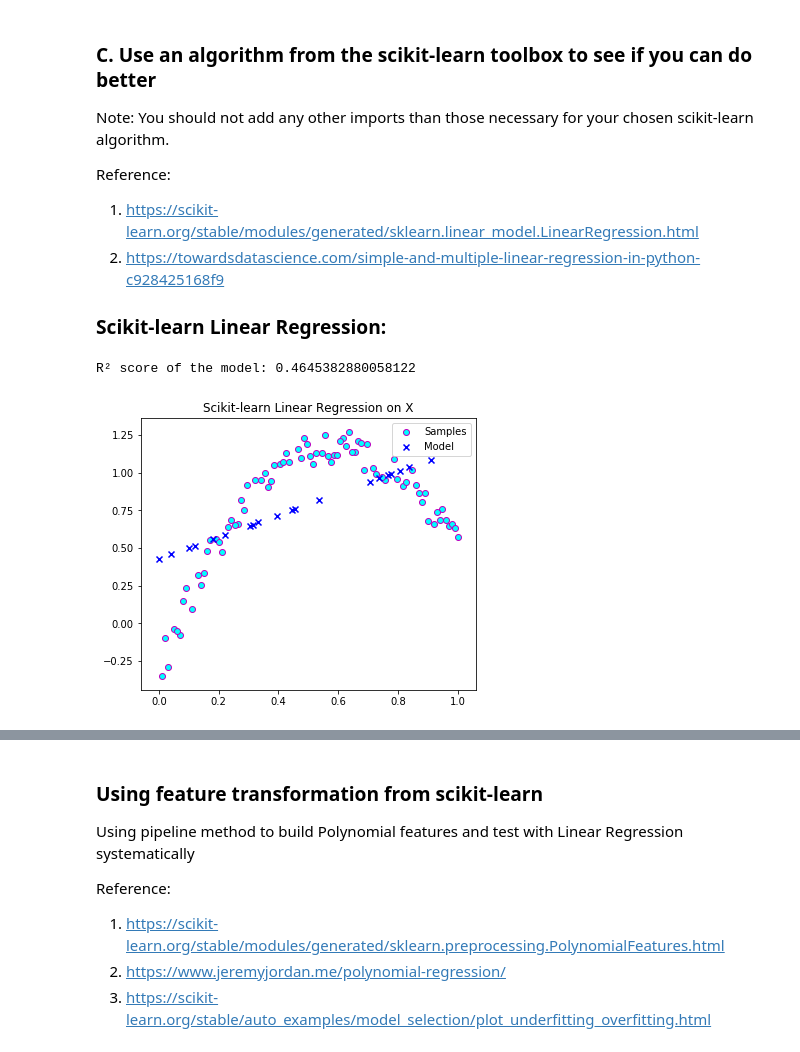
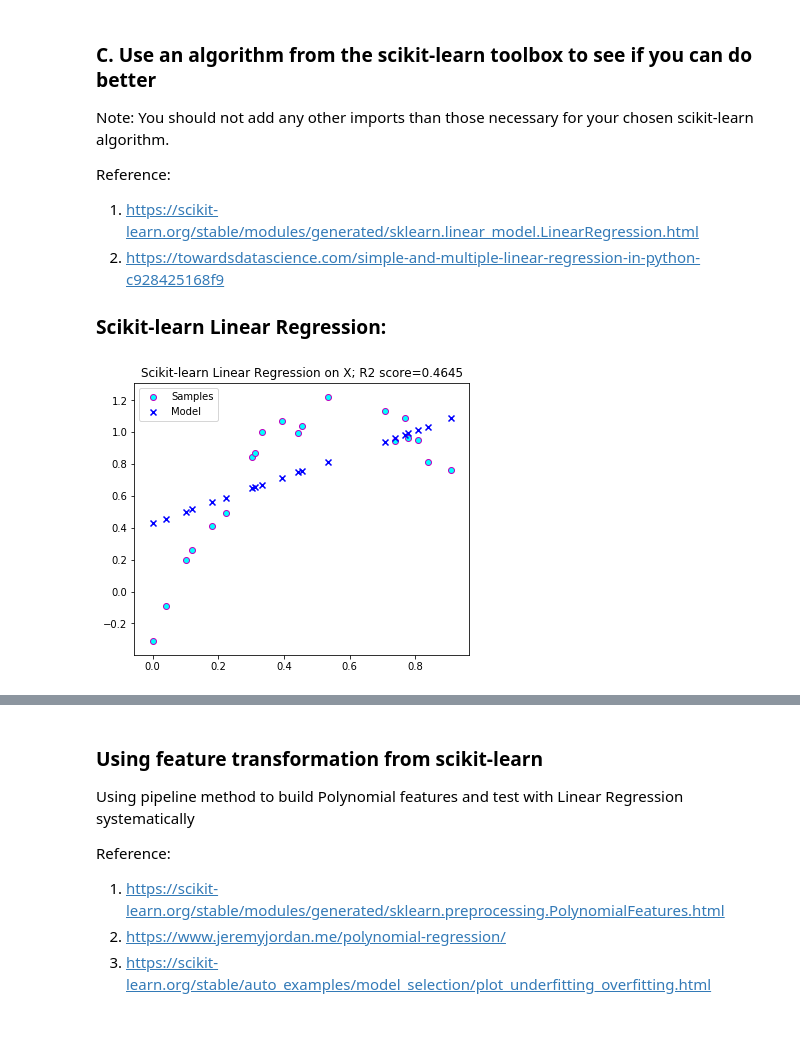
Before and after one commit to vipulpopat/MSCAI_Sem1_Etivity3, a Jupyter notebook: Etivity3_18195067_LinearRegression.ipynb, the cells around one changed output, grey strips where cells are left out. Saved outputs shown, nothing was run; the diff lists cells and outputs as text; code cells hidden in the pictures.

```diff
--- a/Etivity3_18195067_LinearRegression.ipynb
+++ b/Etivity3_18195067_LinearRegression.ipynb
@@ -253,25 +229,32 @@ Reference:
 # %%
 from sklearn.linear_model import LinearRegression
 
-X_reg = X.reshape(-1,1)
-X_train, X_test, y_train, y_test = train_test_split(X_reg, y, test_size=0.2, random_state=42)
+def scikit_linear_regression(X, y, title=''):
+    # Split data in train and test set with 20% samples as test data
+    X_train, X_test, y_train, y_test = train_test_split(X, y, test_size=0.2, random_state=42)
 
-lm = LinearRegression()
-model = lm.fit(X_train, y_train)
+    lm = LinearRegression()
 
-predictions = lm.predict(X_test)
-score = model.score(X_test, y_test)
+    # Fit the model with training data
+    model = lm.fit(X_train, y_train)
 
-# Plot the regression curve
-plt.figure(figsize=(6, 5))
-plt.scatter(X_train, y_train, c='cyan', edgecolors='m', label='Samples')
-plt.scatter(X_test, predictions, c='blue', marker='x', label='Model')
+    # Make predictions on the test data
+    predictions = lm.predict(X_test)
+    score = model.score(X_test, y_test)
 
-# Print the R2 score: the percentage of explained variance of the predictions
-print('R² score of the model:', score)
-plt.title('Scikit-learn Linear Regression on X')
-plt.legend(loc="best")
-plt.show()
+    # Plot the regression curve on test data
+    plt.figure(figsize=(6, 5))
+    plt.scatter(X_test, y_test, c='cyan', edgecolors='m', label='Samples')
+    plt.scatter(X_test, predictions, c='blue', marker='x', label='Model')
+
+    # Print the R2 score: the percentage of explained variance of the predictions
+    plt.title(title + '; R2 score={:.4f}'.format(score))
+    plt.legend(loc="best")
+    plt.show()
-# %% [output]
-R² score of the model: 0.4645382880058122
-[figure, removed]
+# %%
+# Try scikit-learn linear regression on X
+X_reg = X.reshape(-1,1)
+
+scikit_linear_regression(X_reg, y, title='Scikit-learn Linear Regression on X')
+# %% [output]
+[figure, added]
```
Also changed, not shown: parts of 17 cells of this notebook, 1 other file.
